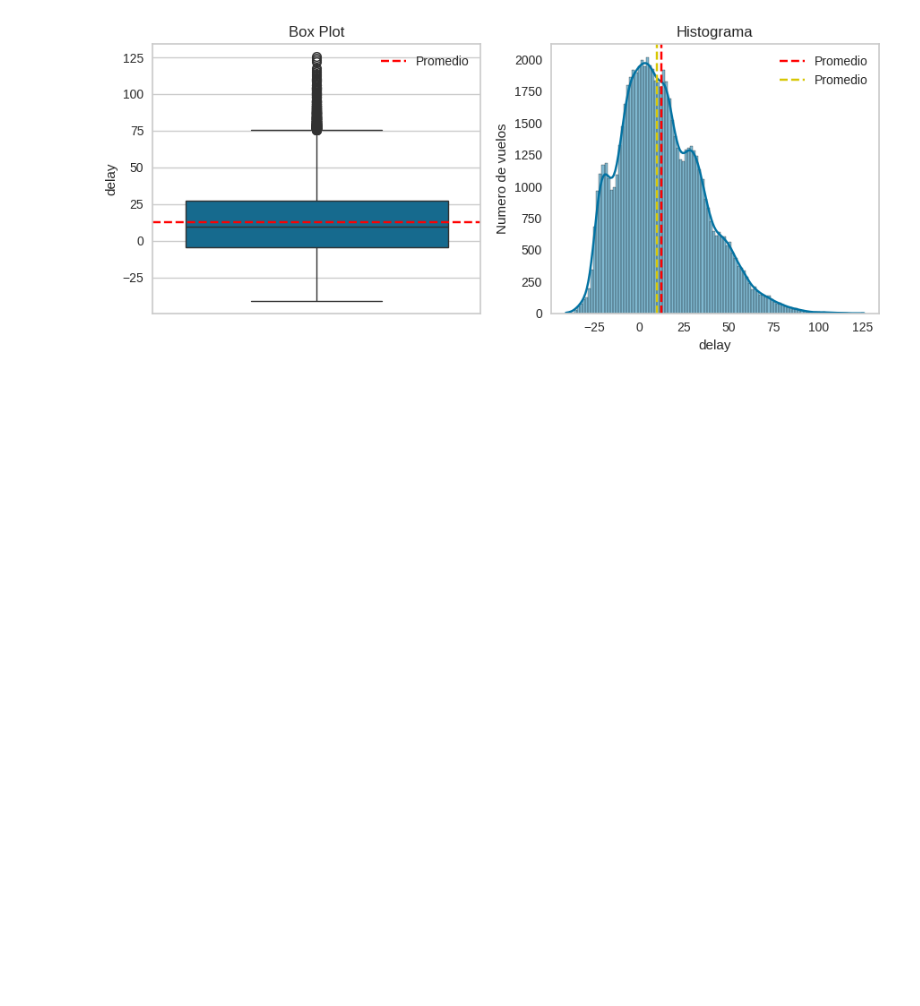
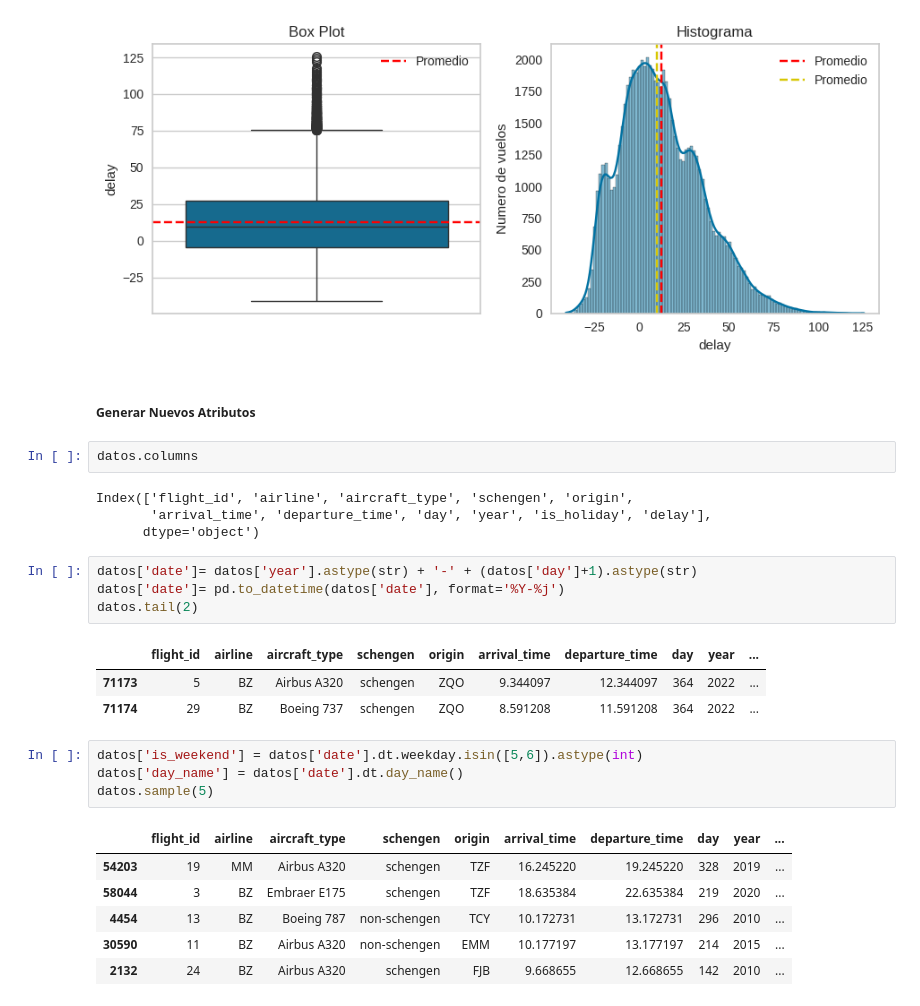
Before and after one commit to Starleen1996/Machine_Learning_modelos, a Jupyter notebook: Optimización_Aeroportuaria.ipynb, the cells around one changed output. Cells and saved outputs as stored; diff of their text form; blank space fills up the shorter version.

```diff
--- a/Optimización_Aeroportuaria.ipynb
+++ b/Optimización_Aeroportuaria.ipynb
@@ -197,3 +197,30 @@ plt.show()
 El atraso promedio es: 12.548378015698628
 El atraso mediano es: 9.740453855590491
 [figure]
+# %% [markdown]
+##### Generar Nuevos Atributos
+# %%
+datos.columns
+# %% [output]
+Index(['flight_id', 'airline', 'aircraft_type', 'schengen', 'origin',
+       'arrival_time', 'departure_time', 'day', 'year', 'is_holiday', 'delay'],
+      dtype='object')
+# %%
+datos['date']= datos['year'].astype(str) + '-' + (datos['day']+1).astype(str)
+datos['date']= pd.to_datetime(datos['date'], format='%Y-%j')
+datos.tail(2)
+# %% [output]
+|  | flight_id | airline | aircraft_type | schengen | origin | arrival_time | departure_time | day | year | ... |
+| 71173 | 5 | BZ | Airbus A320 | schengen | ZQO | 9.344097 | 12.344097 | 364 | 2022 | ... |
+| 71174 | 29 | BZ | Boeing 737 | schengen | ZQO | 8.591208 | 11.591208 | 364 | 2022 | ... |
+# %%
+datos['is_weekend'] = datos['date'].dt.weekday.isin([5,6]).astype(int)
+datos['day_name'] = datos['date'].dt.day_name()
+datos.sample(5)
+# %% [output]
+|  | flight_id | airline | aircraft_type | schengen | origin | arrival_time | departure_time | day | year | ... |
+| 54203 | 19 | MM | Airbus A320 | schengen | TZF | 16.245220 | 19.245220 | 328 | 2019 | ... |
+| 58044 | 3 | BZ | Embraer E175 | schengen | TZF | 18.635384 | 22.635384 | 219 | 2020 | ... |
+| 4454 | 13 | BZ | Boeing 787 | non-schengen | TCY | 10.172731 | 13.172731 | 296 | 2010 | ... |
+| 30590 | 11 | BZ | Airbus A320 | non-schengen | EMM | 10.177197 | 13.177197 | 214 | 2015 | ... |
+| 2132 | 24 | BZ | Airbus A320 | schengen | FJB | 9.668655 | 12.668655 | 142 | 2010 | ... |
```
